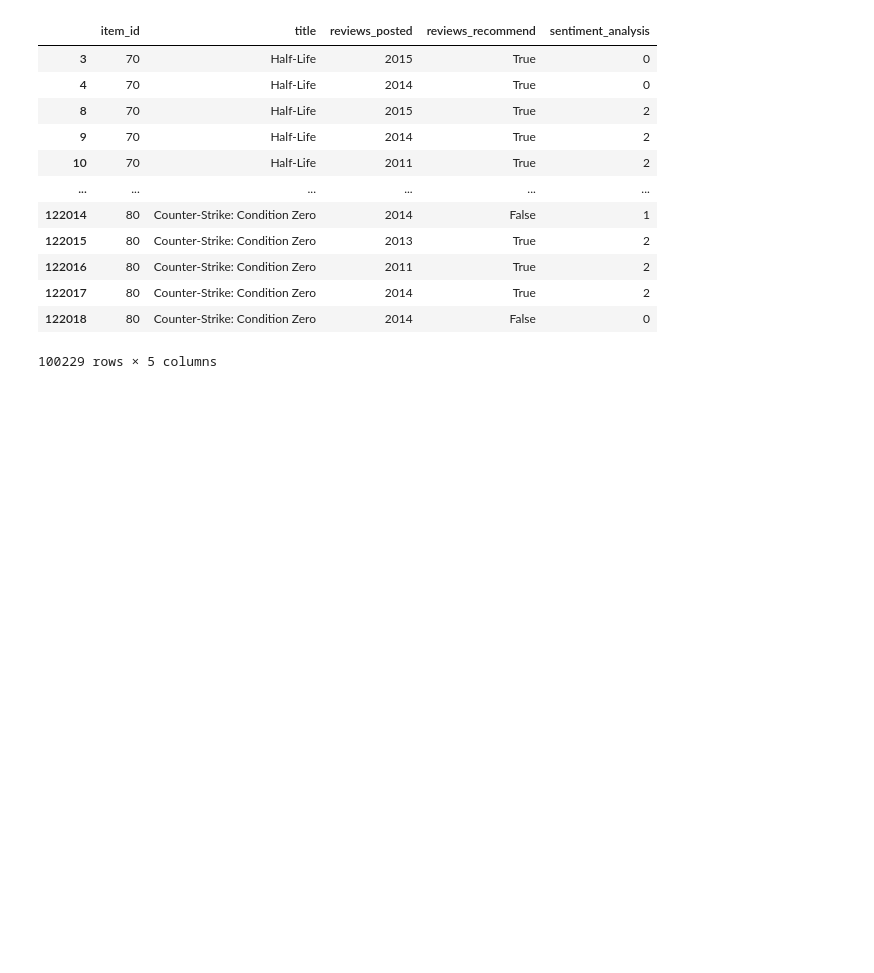
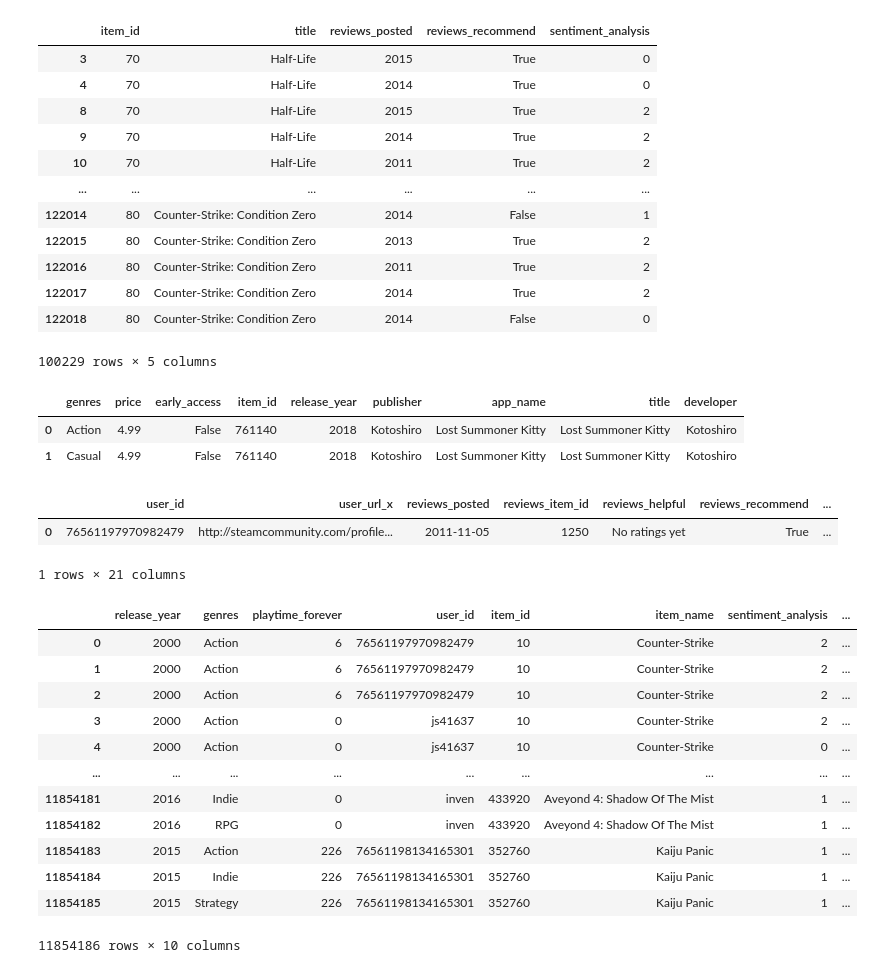
Before and after one commit to N-Ange/PI_ML_OPS-Steam, a Jupyter notebook: enginer.ipynb, the cells around one changed output. Cells and saved outputs as stored; diff of their text form; code cells hidden in the pictures; blank space fills up the shorter version.

```diff
--- a/enginer.ipynb
+++ b/enginer.ipynb
@@ -271,3 +271,9 @@ df_reviews_year
 ruta = "data/df_reviews_year.parquet"
 table = pa.Table.from_pandas(df_reviews_year)
 pq.write_table(table,ruta)
+# %%
+df_games.head(2)
+# %% [output]
+|  | genres | price | early_access | item_id | release_year | publisher | app_name | title | developer |
+| 0 | Action | 4.99 | False | 761140 | 2018 | Kotoshiro | Lost Summoner Kitty | Lost Summoner Kitty | Kotoshiro |
+| 1 | Casual | 4.99 | False | 761140 | 2018 | Kotoshiro | Lost Summoner Kitty | Lost Summoner Kitty | Kotoshiro |
@@ -273,0 +282,31 @@ pq.write_table(table,ruta)
+# %%
+df2 = pd.merge(df1, df_games, how="inner", on = "item_id")
+# %%
+df2.head(1)
+# %% [output]
+|  | user_id | user_url_x | reviews_posted | reviews_item_id | reviews_helpful | reviews_recommend | ... |
+| 0 | 76561197970982479 | http://steamcommunity.com/profile... | 2011-11-05 | 1250 | No ratings yet | True | ... |
+1 rows × 21 columns
+# %%
+data = df2[["release_year","genres", "playtime_forever" ,"user_id", "item_id","item_name" ,"sentiment_analysis" ,"reviews_recommend" ,"reviews_posted"]]
+# %%
+data = data.dropna()
+# %%
+data["reviews_posted"] = pd.to_datetime(data["reviews_posted"],errors ="coerce")
+data["reviews_year"] = data["reviews_posted"].dt.year
+# %%
+data
+# %% [output]
+|  | release_year | genres | playtime_forever | user_id | item_id | item_name | sentiment_analysis | ... |
+| 0 | 2000 | Action | 6 | 76561197970982479 | 10 | Counter-Strike | 2 | ... |
+| 1 | 2000 | Action | 6 | 76561197970982479 | 10 | Counter-Strike | 2 | ... |
+| 2 | 2000 | Action | 6 | 76561197970982479 | 10 | Counter-Strike | 2 | ... |
+| 3 | 2000 | Action | 0 | js41637 | 10 | Counter-Strike | 2 | ... |
+| 4 | 2000 | Action | 0 | js41637 | 10 | Counter-Strike | 0 | ... |
+| ... | ... | ... | ... | ... | ... | ... | ... | ... |
+| 11854181 | 2016 | Indie | 0 | inven | 433920 | Aveyond 4: Shadow Of The Mist | 1 | ... |
+| 11854182 | 2016 | RPG | 0 | inven | 433920 | Aveyond 4: Shadow Of The Mist | 1 | ... |
+| 11854183 | 2015 | Action | 226 | 76561198134165301 | 352760 | Kaiju Panic | 1 | ... |
+| 11854184 | 2015 | Indie | 226 | 76561198134165301 | 352760 | Kaiju Panic | 1 | ... |
+| 11854185 | 2015 | Strategy | 226 | 76561198134165301 | 352760 | Kaiju Panic | 1 | ... |
+11854186 rows × 10 columns
```
Also changed, not shown: parts of 7 cells of this notebook, 5 other files.
